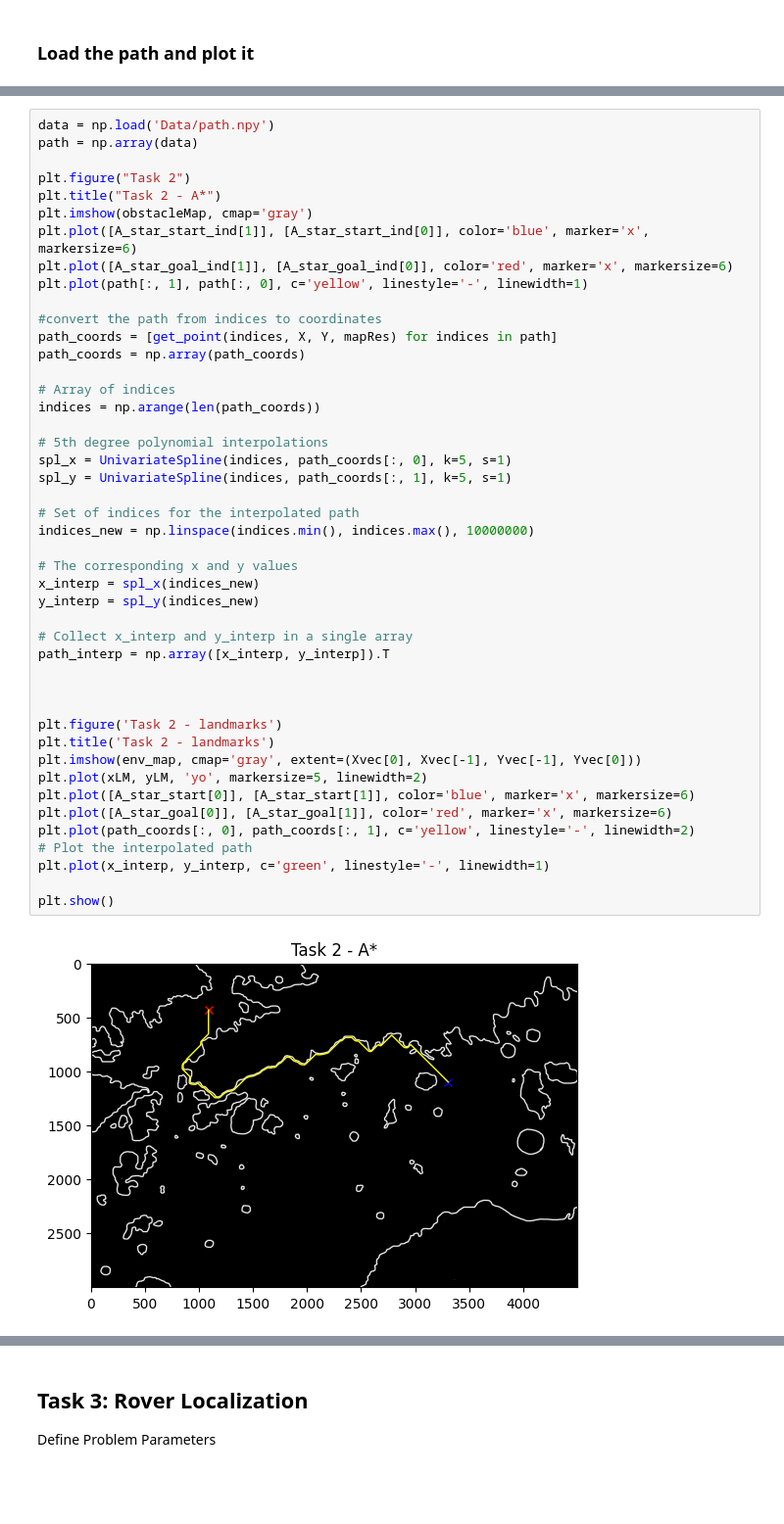
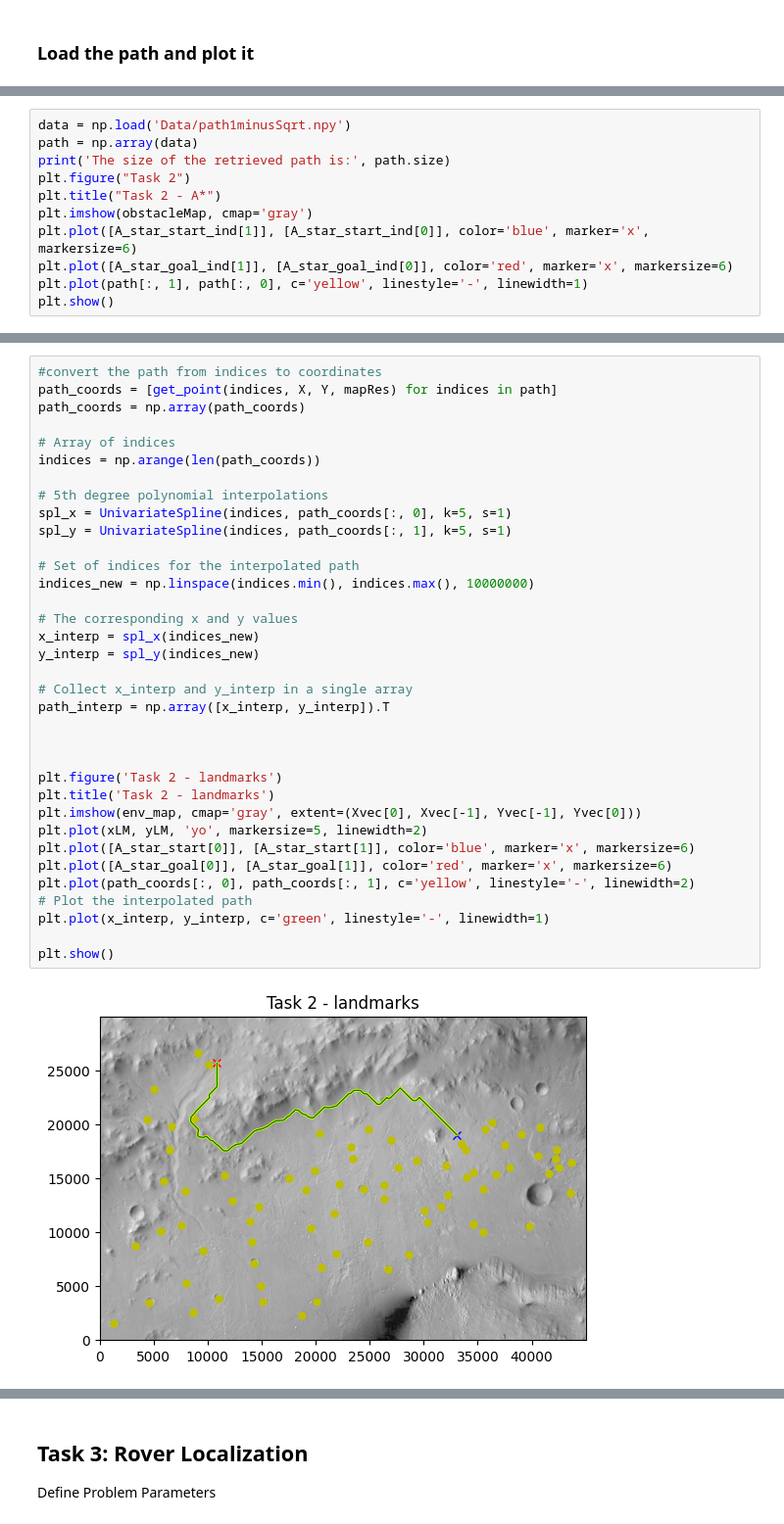
Before and after one commit to SwellPoem/Curiosity_Rover_proj, a Jupyter notebook: main.ipynb, the cells around one changed output, grey strips where cells are left out. Shown at 98% size. Cells and saved outputs as stored; diff of their text form; blank space fills up the shorter version.

Commit message:
some images added

```diff
--- a/main.ipynb
+++ b/main.ipynb
@@ -337,0 +376,11 @@ NameError: name 'path' is not defined
+# %%
+data = np.load('Data/path1minusSqrt.npy')
+path = np.array(data)
+print('The size of the retrieved path is:', path.size)
+plt.figure("Task 2")
+plt.title("Task 2 - A*")
+plt.imshow(obstacleMap, cmap='gray')
+plt.plot([A_star_start_ind[1]], [A_star_start_ind[0]], color='blue', marker='x', markersize=6)
+plt.plot([A_star_goal_ind[1]], [A_star_goal_ind[0]], color='red', marker='x', markersize=6)
+plt.plot(path[:, 1], path[:, 0], c='yellow', linestyle='-', linewidth=1)
+plt.show()
@@ -338,14 +392,4 @@ NameError: name 'path' is not defined
 # %%
-data = np.load('Data/path.npy')
-path = np.array(data)
-
-plt.figure("Task 2")
-plt.title("Task 2 - A*")
-plt.imshow(obstacleMap, cmap='gray')
-plt.plot([A_star_start_ind[1]], [A_star_start_ind[0]], color='blue', marker='x', markersize=6)
-plt.plot([A_star_goal_ind[1]], [A_star_goal_ind[0]], color='red', marker='x', markersize=6)
-plt.plot(path[:, 1], path[:, 0], c='yellow', linestyle='-', linewidth=1)
-
 #convert the path from indices to coordinates
 path_coords = [get_point(indices, X, Y, mapRes) for indices in path]
 path_coords = np.array(path_coords)
@@ -354,31 +398,31 @@ path_coords = np.array(path_coords)
 indices = np.arange(len(path_coords))
 
 # 5th degree polynomial interpolations
 spl_x = UnivariateSpline(indices, path_coords[:, 0], k=5, s=1)
 spl_y = UnivariateSpline(indices, path_coords[:, 1], k=5, s=1)
 
 # Set of indices for the interpolated path
 indices_new = np.linspace(indices.min(), indices.max(), 10000000)
 
 # The corresponding x and y values
 x_interp = spl_x(indices_new)
 y_interp = spl_y(indices_new)
 
 # Collect x_interp and y_interp in a single array
 path_interp = np.array([x_interp, y_interp]).T
 
 
 
 plt.figure('Task 2 - landmarks')
 plt.title('Task 2 - landmarks')
 plt.imshow(env_map, cmap='gray', extent=(Xvec[0], Xvec[-1], Yvec[-1], Yvec[0]))
 plt.plot(xLM, yLM, 'yo', markersize=5, linewidth=2)
 plt.plot([A_star_start[0]], [A_star_start[1]], color='blue', marker='x', markersize=6)
 plt.plot([A_star_goal[0]], [A_star_goal[1]], color='red', marker='x', markersize=6)
 plt.plot(path_coords[:, 0], path_coords[:, 1], c='yellow', linestyle='-', linewidth=2)
 # Plot the interpolated path
 plt.plot(x_interp, y_interp, c='green', linestyle='-', linewidth=1)
 
 plt.show()
 # %% [output]
-[figure, old version]
+[figure, new version]
```
Also changed, not shown: parts of 18 cells of this notebook, 6 other files.
